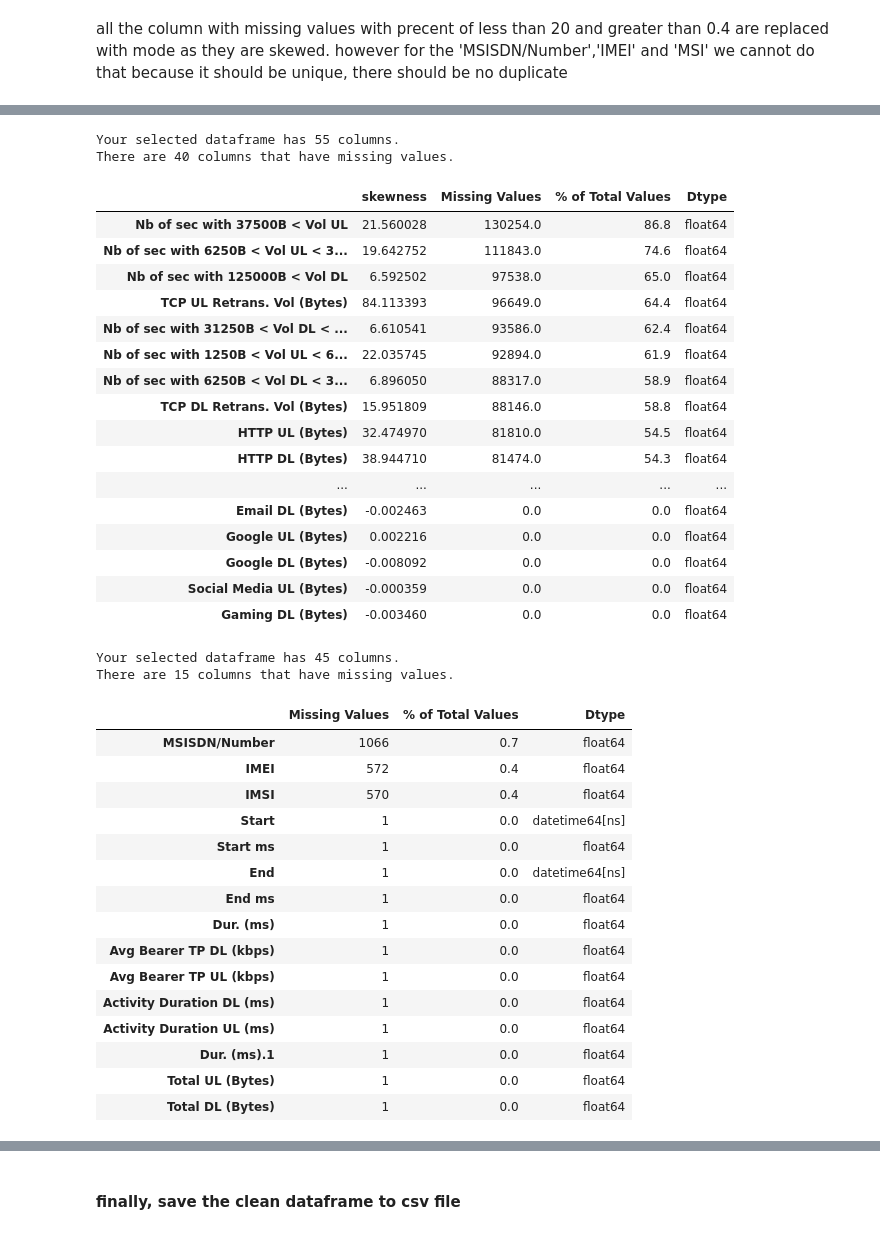
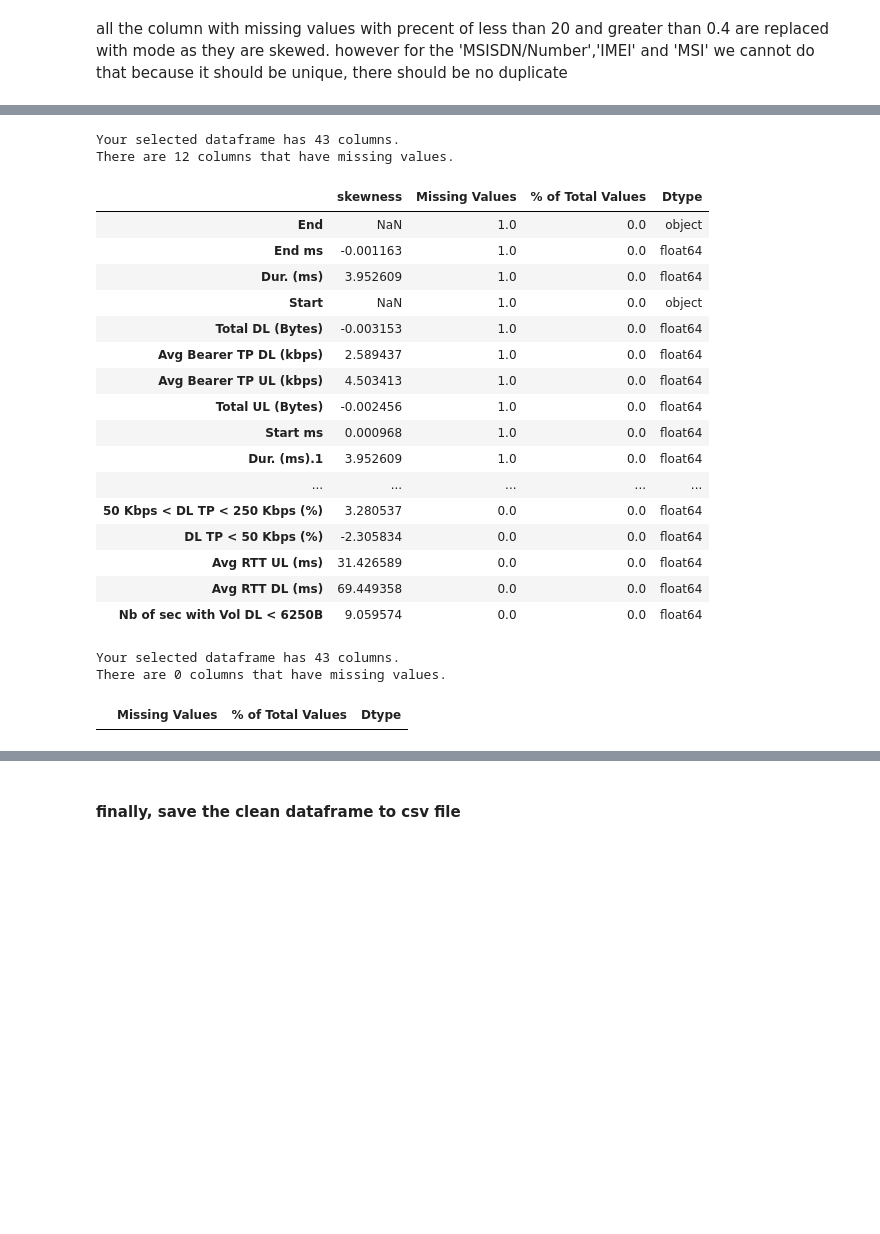
Before and after one commit to degagawolde/User-Analytics-Telecommunication-Industry, a Jupyter notebook: notebook/Data-Cleaning-Transforming-Extraction.ipynb, the cells around one changed output, grey strips where cells are left out. Drawn from its saved outputs; the diff is of its cells as text; code cells hidden in the pictures; blank space fills up the shorter version.

Commit message:
modularize data cleaning

```diff
--- a/notebook/Data-Cleaning-Transforming-Extraction.ipynb
+++ b/notebook/Data-Cleaning-Transforming-Extraction.ipynb
@@ -254,6 +255,5 @@ fill_mode = df[(df['% of Total Values'] < 20.0)
                &
                (df['% of Total Values'] >= 0.4)].index.tolist()
 not_fill_mode = ['IMEI', 'IMSI', 'MSISDN/Number']
-fill_mode = [x for x in fill_mode if x not in not_fill_mode]
 
-fill_mode
+fill_mode_column = [x for x in fill_mode if x not in not_fill_mode]
@@ -276,5 +260,4 @@ fill_mode
-# %%
-for col in fill_mode:
-    df_clean[col] = df_clean[col].fillna(df_clean[col].mode()[0])
+# %%
+df_clean = data_cleaner.fill_mode(df_clean,fill_mode_column)
 # %%
 missing_info = MissingInformation(df_clean)
@@ -300,53 +283,38 @@ There are 15 columns that have missing values.
 | Total UL (Bytes) | 1 | 0.0 | float64 |
 | Total DL (Bytes) | 1 | 0.0 | float64 |
 # %%
-df_clean = df_clean.drop(['MSISDN/Number', 'IMEI', 'IMSI'], axis=1)
+df_clean = data_cleaner.drop_column(df_clean,['MSISDN/Number', 'IMEI', 'IMSI'])
 
-mis_val_table_after_clean = data_info.get_skewness_missing_count()
+mis_val_table_after_clean = data_info.get_skewness_missing_count(df_clean)
 mis_val_table_after_clean
 # %% [output]
-Your selected dataframe has 55 columns.
-There are 40 columns that have missing values.
+Your selected dataframe has 43 columns.
+There are 12 columns that have missing values.
 |  | skewness | Missing Values | % of Total Values | Dtype |
-| Nb of sec with 37500B < Vol UL | 21.560028 | 130254.0 | 86.8 | float64 |
-| Nb of sec with 6250B < Vol UL < 3... | 19.642752 | 111843.0 | 74.6 | float64 |
-| Nb of sec with 125000B < Vol DL | 6.592502 | 97538.0 | 65.0 | float64 |
-| TCP UL Retrans. Vol (Bytes) | 84.113393 | 96649.0 | 64.4 | float64 |
-| Nb of sec with 31250B < Vol DL < ... | 6.610541 | 93586.0 | 62.4 | float64 |
-| Nb of sec with 1250B < Vol UL < 6... | 22.035745 | 92894.0 | 61.9 | float64 |
-| Nb of sec with 6250B < Vol DL < 3... | 6.896050 | 88317.0 | 58.9 | float64 |
-| TCP DL Retrans. Vol (Bytes) | 15.951809 | 88146.0 | 58.8 | float64 |
-| HTTP UL (Bytes) | 32.474970 | 81810.0 | 54.5 | float64 |
-| HTTP DL (Bytes) | 38.944710 | 81474.0 | 54.3 | float64 |
+| End | NaN | 1.0 | 0.0 | object |
+| End ms | -0.001163 | 1.0 | 0.0 | float64 |
+| Dur. (ms) | 3.952609 | 1.0 | 0.0 | float64 |
+| Start | NaN | 1.0 | 0.0 | object |
+| Total DL (Bytes) | -0.003153 | 1.0 | 0.0 | float64 |
+| Avg Bearer TP DL (kbps) | 2.589437 | 1.0 | 0.0 | float64 |
+| Avg Bearer TP UL (kbps) | 4.503413 | 1.0 | 0.0 | float64 |
+| Total UL (Bytes) | -0.002456 | 1.0 | 0.0 | float64 |
+| Start ms | 0.000968 | 1.0 | 0.0 | float64 |
+| Dur. (ms).1 | 3.952609 | 1.0 | 0.0 | float64 |
 | ... | ... | ... | ... | ... |
-| Email DL (Bytes) | -0.002463 | 0.0 | 0.0 | float64 |
-| Google UL (Bytes) | 0.002216 | 0.0 | 0.0 | float64 |
-| Google DL (Bytes) | -0.008092 | 0.0 | 0.0 | float64 |
-| Social Media UL (Bytes) | -0.000359 | 0.0 | 0.0 | float64 |
-| Gaming DL (Bytes) | -0.003460 | 0.0 | 0.0 | float64 |
+| 50 Kbps < DL TP < 250 Kbps (%) | 3.280537 | 0.0 | 0.0 | float64 |
+| DL TP < 50 Kbps (%) | -2.305834 | 0.0 | 0.0 | float64 |
+| Avg RTT UL (ms) | 31.426589 | 0.0 | 0.0 | float64 |
+| Avg RTT DL (ms) | 69.449358 | 0.0 | 0.0 | float64 |
+| Nb of sec with Vol DL < 6250B | 9.059574 | 0.0 | 0.0 | float64 |
 # %%
 df_clean.dropna(inplace=True)
-mis_val_table_after_clean = missing_info.missing_values_table()
+mis_val_table_after_clean = missing_info.missing_values_table(df_clean)
 mis_val_table_after_clean
 # %% [output]
-Your selected dataframe has 45 columns.
-There are 15 columns that have missing values.
+Your selected dataframe has 43 columns.
+There are 0 columns that have missing values.
 |  | Missing Values | % of Total Values | Dtype |
-| MSISDN/Number | 1066 | 0.7 | float64 |
-| IMEI | 572 | 0.4 | float64 |
-| IMSI | 570 | 0.4 | float64 |
-| Start | 1 | 0.0 | datetime64[ns] |
-| Start ms | 1 | 0.0 | float64 |
-| End | 1 | 0.0 | datetime64[ns] |
-| End ms | 1 | 0.0 | float64 |
-| Dur. (ms) | 1 | 0.0 | float64 |
-| Avg Bearer TP DL (kbps) | 1 | 0.0 | float64 |
-| Avg Bearer TP UL (kbps) | 1 | 0.0 | float64 |
-| Activity Duration DL (ms) | 1 | 0.0 | float64 |
-| Activity Duration UL (ms) | 1 | 0.0 | float64 |
-| Dur. (ms).1 | 1 | 0.0 | float64 |
-| Total UL (Bytes) | 1 | 0.0 | float64 |
-| Total DL (Bytes) | 1 | 0.0 | float64 |
 # %%
 df_clean.info()
 # %% [output]
```
Also changed, not shown: parts of 19 cells of this notebook, 6 other files.
